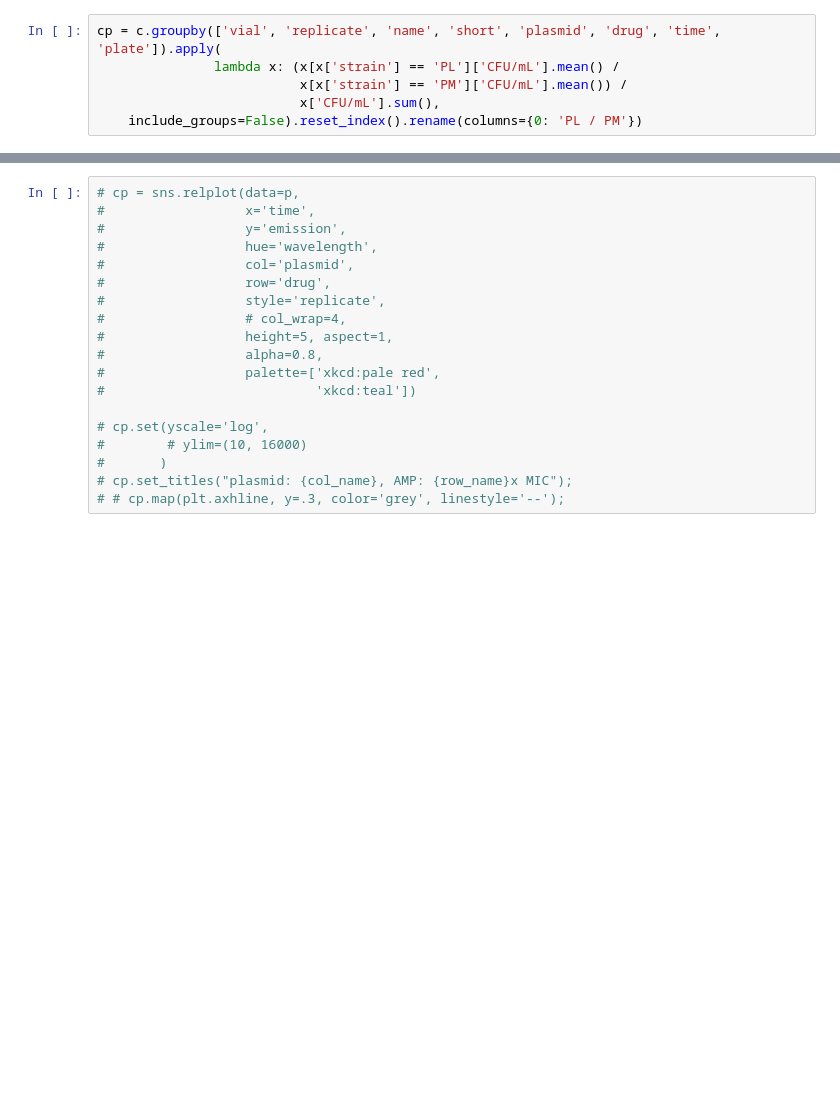
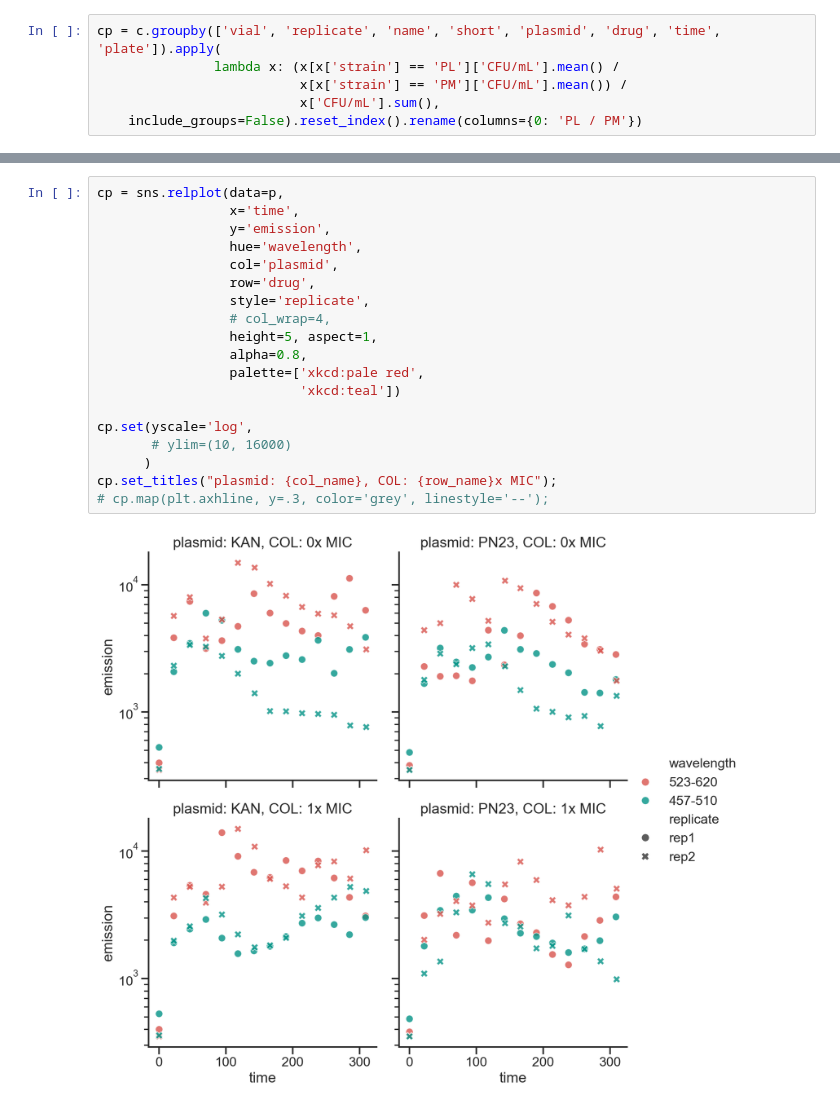
Before and after one commit to microbial-pangenomes-lab/2026_tricomm, a Jupyter notebook: examples-PN23.ipynb, the cells around one changed output, grey strips where cells are left out. Cells and saved outputs as stored; diff of their text form; blank space fills up the shorter version.

```diff
--- a/examples-PN23.ipynb
+++ b/examples-PN23.ipynb
@@ -441,19 +445,21 @@ cp.map(plt.axhline, y=60, color='grey', linestyle='--');
 # %%
-# cp = sns.relplot(data=p,
-#                  x='time',
-#                  y='emission',
-#                  hue='wavelength',
-#                  col='plasmid',
-#                  row='drug',
-#                  style='replicate',
-#                  # col_wrap=4,
-#                  height=5, aspect=1,
-#                  alpha=0.8,
-#                  palette=['xkcd:pale red',
-#                           'xkcd:teal'])
+cp = sns.relplot(data=p,
+                 x='time',
+                 y='emission',
+                 hue='wavelength',
+                 col='plasmid',
+                 row='drug',
+                 style='replicate',
+                 # col_wrap=4,
+                 height=5, aspect=1,
+                 alpha=0.8,
+                 palette=['xkcd:pale red',
+                          'xkcd:teal'])
 
-# cp.set(yscale='log',
-#        # ylim=(10, 16000)
-#       )
-# cp.set_titles("plasmid: {col_name}, AMP: {row_name}x MIC");
-# # cp.map(plt.axhline, y=.3, color='grey', linestyle='--');
+cp.set(yscale='log',
+       # ylim=(10, 16000)
+      )
+cp.set_titles("plasmid: {col_name}, COL: {row_name}x MIC");
+# cp.map(plt.axhline, y=.3, color='grey', linestyle='--');
+# %% [output]
+[figure, added]
```
Also changed, not shown: parts of 11 cells of this notebook, 25 other files.
